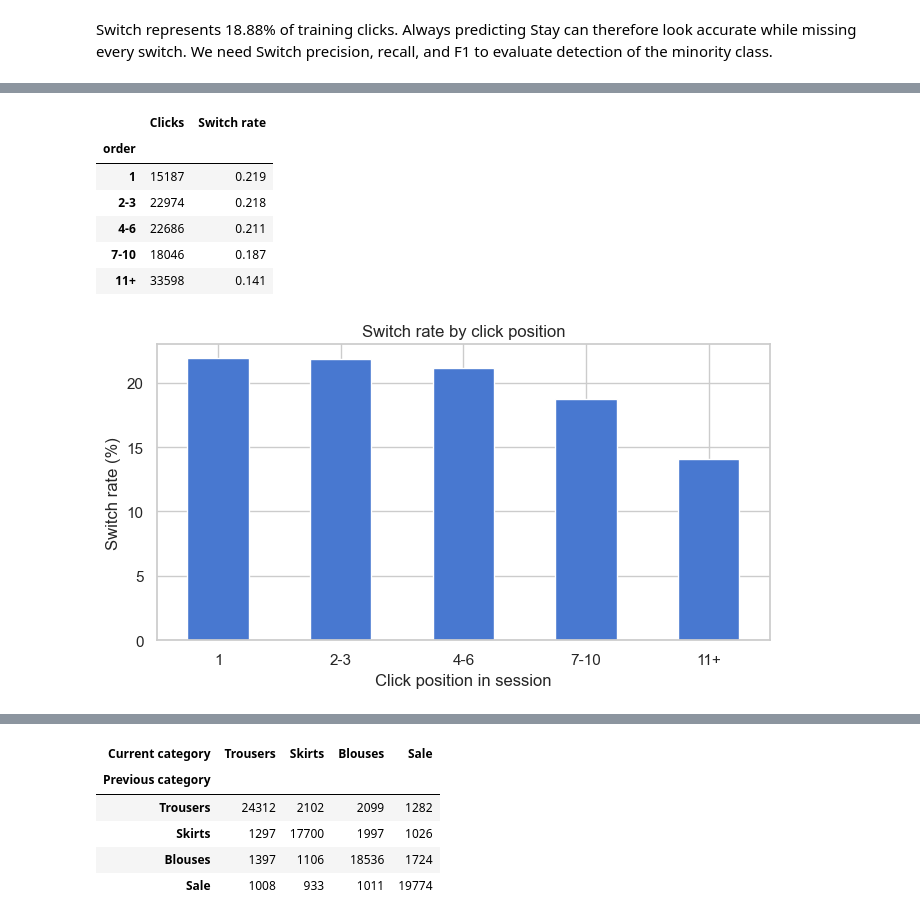
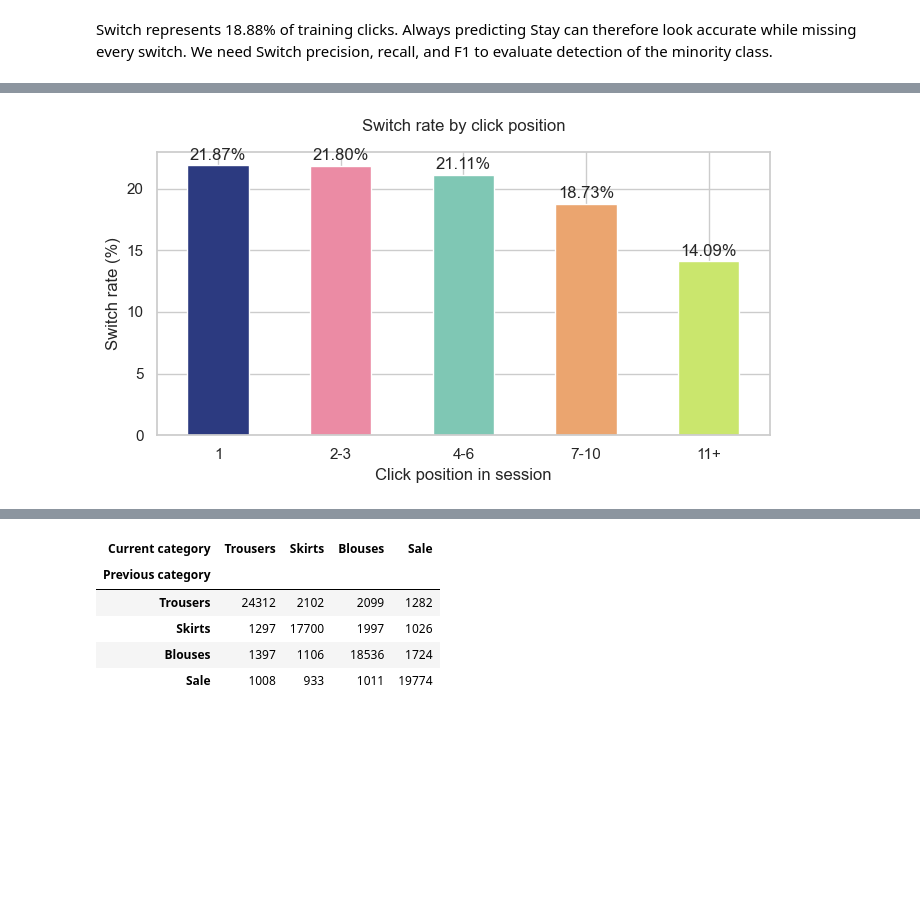
Before and after one commit to nghonganh016/eshop-clothing-next-category, a Jupyter notebook: Group01_EShopClothing_SwitchPrediction.ipynb, the cells around one changed output, grey strips where cells are left out. Cells and saved outputs as stored; diff of their text form; code cells hidden in the pictures; blank space fills up the shorter version.

```diff
--- a/Group01_EShopClothing_SwitchPrediction.ipynb
+++ b/Group01_EShopClothing_SwitchPrediction.ipynb
@@ -322,24 +301,17 @@ retaining current category. It describes an association, not an effect caused by
 # %%
 order_groups = pd.cut(
     train_df["order"], bins=[0, 1, 3, 6, 10, np.inf],
     labels=["1", "2-3", "4-6", "7-10", "11+"]
 )
 order_rates = train_df.groupby(order_groups, observed=True)["switch_category"].agg(
     ["size", "mean"]
 )
-display(order_rates.rename(columns={"size": "Clicks", "mean": "Switch rate"}).round(3))
-ax = (100 * order_rates["mean"]).plot.bar(rot=0, figsize=(7, 4))
-ax.set(title="Switch rate by click position", xlabel="Click position in session",
-       ylabel="Switch rate (%)")
+ax = (100 * order_rates["mean"]).plot.bar(rot=0, color = ["#2C3A80", "#EB8BA4", "#7FC7B4", "#EBA56F", "#CAE66D"], figsize=(7, 4))
+ax.bar_label(ax.containers[0], fmt="%.2f%%", padding=2)
+ax.set_title("Switch rate by click position", pad=15)
+ax.set(xlabel="Click position in session", ylabel="Switch rate (%)")
 plt.tight_layout()
 plt.show()
 # %% [output]
-|  | Clicks | Switch rate |
-| order |  |  |
-| 1 | 15187 | 0.219 |
-| 2-3 | 22974 | 0.218 |
-| 4-6 | 22686 | 0.211 |
-| 7-10 | 18046 | 0.187 |
-| 11+ | 33598 | 0.141 |
-[figure, old version]
+[figure, new version]
 # %% [markdown]
```
Also changed, not shown: parts of 150 cells of this notebook, 1 other file.
